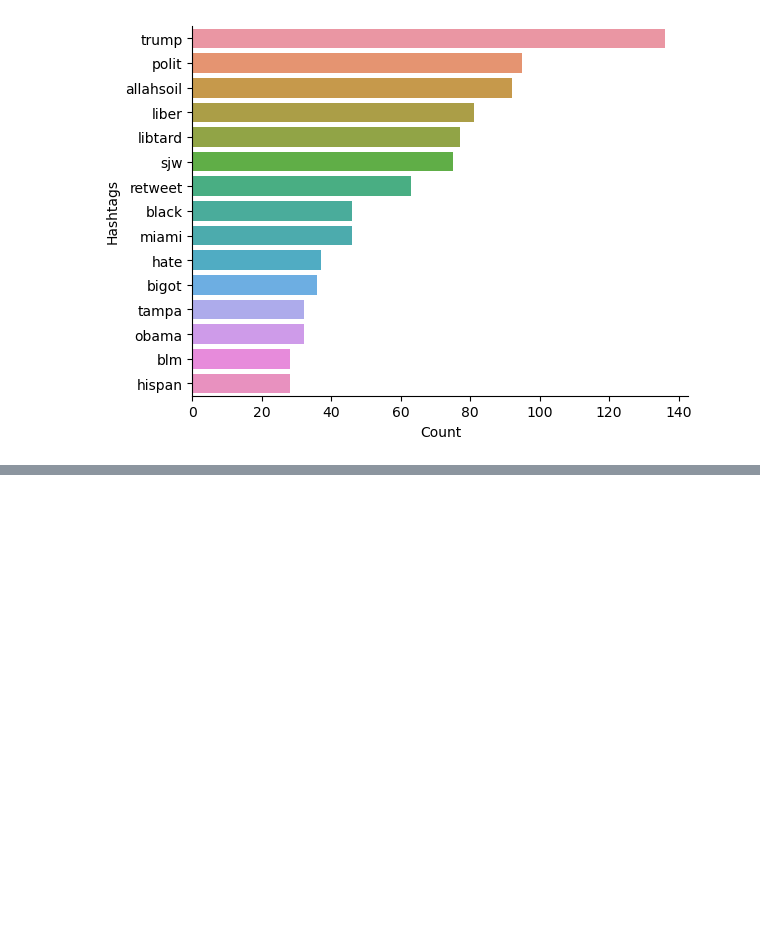
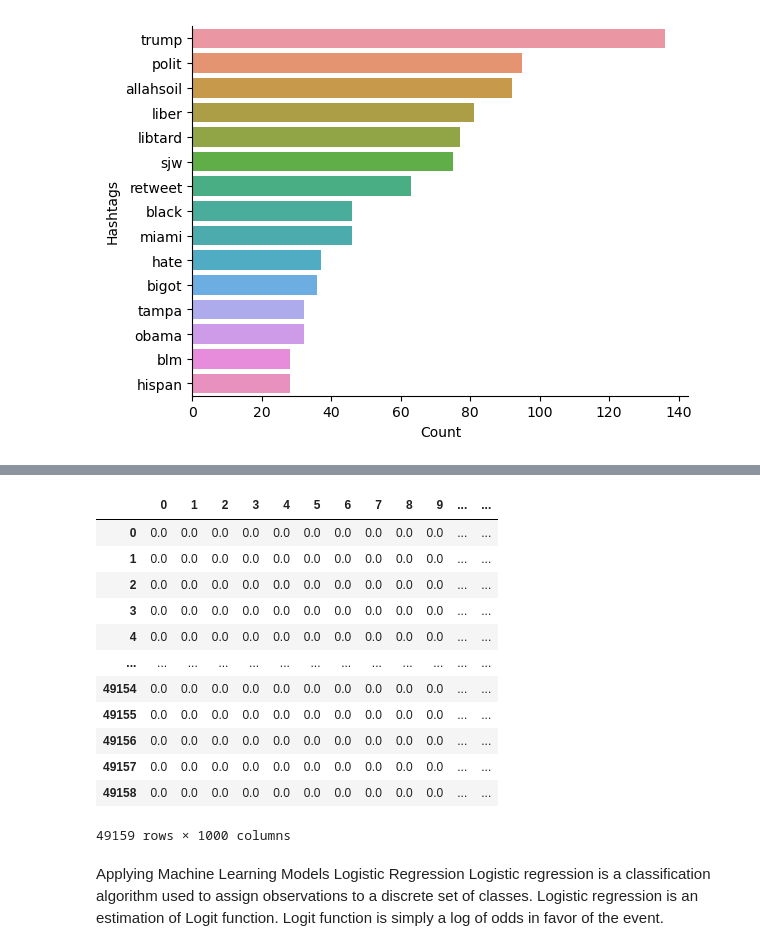
Before and after one commit to TedMwai/Text-Sentiment-Analysis, a Jupyter notebook: TwitterAnalysis.ipynb, the cells around one changed output, grey strips where cells are left out. Drawn from its saved outputs; the diff is of its cells as text; code cells hidden in the pictures; blank space fills up the shorter version.

Commit message:
using ml models

```diff
--- a/TwitterAnalysis.ipynb
+++ b/TwitterAnalysis.ipynb
@@ -346,0 +389,29 @@ sns.despine()
+# %%
+from sklearn.feature_extraction.text import TfidfVectorizer
+
+tfidf_vectorizer = TfidfVectorizer(
+    max_df=0.90, min_df=2, max_features=1000, stop_words='english')
+
+tfidf_matrix = tfidf_vectorizer.fit_transform(combine['Tidy_Tweets'])
+
+df_tfidf = pd.DataFrame(tfidf_matrix.todense())
+
+df_tfidf
+# %% [output]
+|  | 0 | 1 | 2 | 3 | 4 | 5 | 6 | 7 | 8 | 9 | ... | ... |
+| 0 | 0.0 | 0.0 | 0.0 | 0.0 | 0.0 | 0.0 | 0.0 | 0.0 | 0.0 | 0.0 | ... | ... |
+| 1 | 0.0 | 0.0 | 0.0 | 0.0 | 0.0 | 0.0 | 0.0 | 0.0 | 0.0 | 0.0 | ... | ... |
+| 2 | 0.0 | 0.0 | 0.0 | 0.0 | 0.0 | 0.0 | 0.0 | 0.0 | 0.0 | 0.0 | ... | ... |
+| 3 | 0.0 | 0.0 | 0.0 | 0.0 | 0.0 | 0.0 | 0.0 | 0.0 | 0.0 | 0.0 | ... | ... |
+| 4 | 0.0 | 0.0 | 0.0 | 0.0 | 0.0 | 0.0 | 0.0 | 0.0 | 0.0 | 0.0 | ... | ... |
+| ... | ... | ... | ... | ... | ... | ... | ... | ... | ... | ... | ... | ... |
+| 49154 | 0.0 | 0.0 | 0.0 | 0.0 | 0.0 | 0.0 | 0.0 | 0.0 | 0.0 | 0.0 | ... | ... |
+| 49155 | 0.0 | 0.0 | 0.0 | 0.0 | 0.0 | 0.0 | 0.0 | 0.0 | 0.0 | 0.0 | ... | ... |
+| 49156 | 0.0 | 0.0 | 0.0 | 0.0 | 0.0 | 0.0 | 0.0 | 0.0 | 0.0 | 0.0 | ... | ... |
+| 49157 | 0.0 | 0.0 | 0.0 | 0.0 | 0.0 | 0.0 | 0.0 | 0.0 | 0.0 | 0.0 | ... | ... |
+| 49158 | 0.0 | 0.0 | 0.0 | 0.0 | 0.0 | 0.0 | 0.0 | 0.0 | 0.0 | 0.0 | ... | ... |
+49159 rows × 1000 columns
+# %% [markdown]
+Applying Machine Learning Models
+Logistic Regression
+Logistic regression is a classification algorithm used to assign observations to a discrete set of classes. Logistic regression is an estimation of Logit function. Logit function is simply a log of odds in favor of the event.
```
Also changed, not shown: parts of 61 cells of this notebook, 1 other file.
